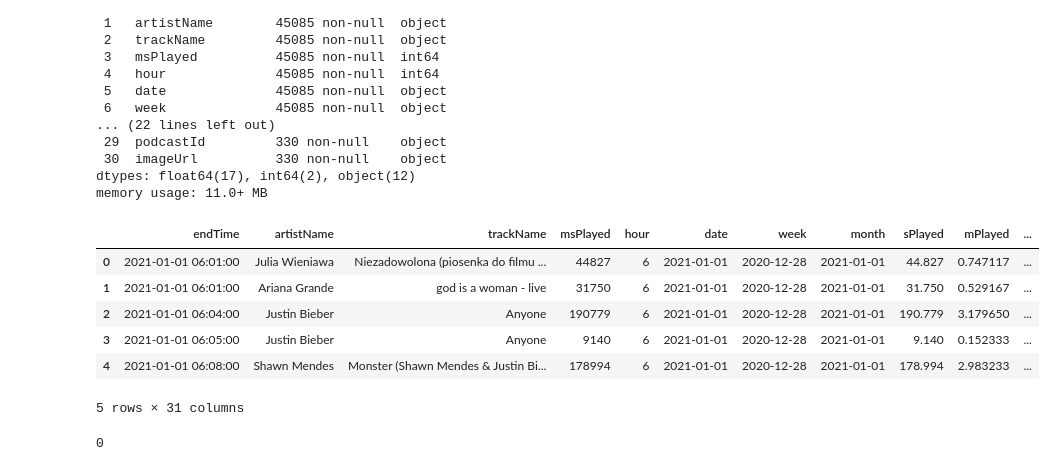
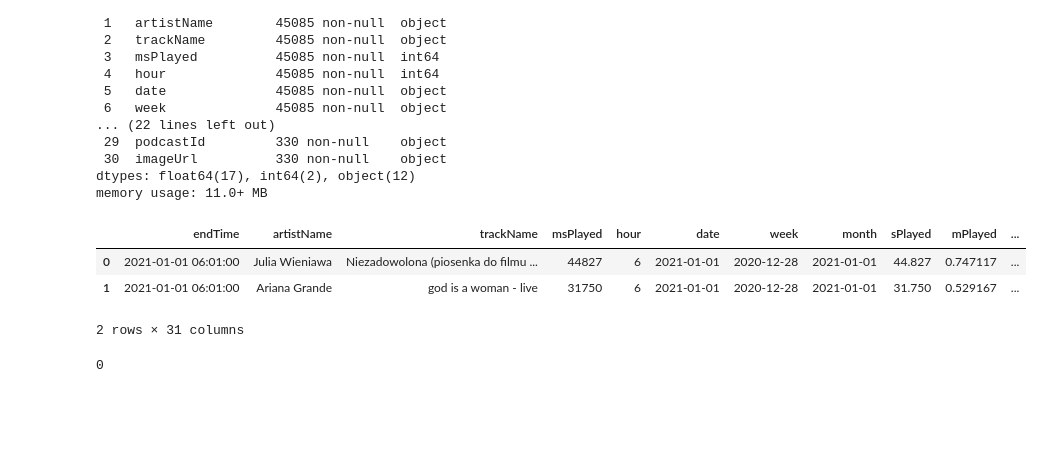
Before and after one commit to karolinastawicka/my-spotify-wrapped, a Jupyter notebook: notebooks/2. Time Related Charts.ipynb, the cells around one changed output. Cells and saved outputs as stored; diff of their text form; code cells hidden in the pictures; blank space fills up the shorter version.

```diff
--- a/notebooks/2. Time Related Charts.ipynb
+++ b/notebooks/2. Time Related Charts.ipynb
@@ -77,17 +78,14 @@ memory usage: 11.0+ MB
 # %%
 df.endTime = pd.to_datetime(df.endTime)
 df.date = pd.to_datetime(df.date)
 df.week = pd.to_datetime(df.week)
 df.month = pd.to_datetime(df.month)
-df.head()
+df.head(2)
 # %% [output]
 |  | endTime | artistName | trackName | msPlayed | hour | date | week | month | sPlayed | mPlayed | ... |
 | 0 | 2021-01-01 06:01:00 | Julia Wieniawa | Niezadowolona (piosenka do filmu ... | 44827 | 6 | 2021-01-01 | 2020-12-28 | 2021-01-01 | 44.827 | 0.747117 | ... |
 | 1 | 2021-01-01 06:01:00 | Ariana Grande | god is a woman - live | 31750 | 6 | 2021-01-01 | 2020-12-28 | 2021-01-01 | 31.750 | 0.529167 | ... |
-| 2 | 2021-01-01 06:04:00 | Justin Bieber | Anyone | 190779 | 6 | 2021-01-01 | 2020-12-28 | 2021-01-01 | 190.779 | 3.179650 | ... |
-| 3 | 2021-01-01 06:05:00 | Justin Bieber | Anyone | 9140 | 6 | 2021-01-01 | 2020-12-28 | 2021-01-01 | 9.140 | 0.152333 | ... |
-| 4 | 2021-01-01 06:08:00 | Shawn Mendes | Monster (Shawn Mendes & Justin Bi... | 178994 | 6 | 2021-01-01 | 2020-12-28 | 2021-01-01 | 178.994 | 2.983233 | ... |
-5 rows × 31 columns
+2 rows × 31 columns
 # %%
 # double checking for duplicates
 df.duplicated(subset=['endTime','artistName','trackName','msPlayed']).sum()
```
Also changed, not shown: parts of 7 cells of this notebook, 3 other files.
